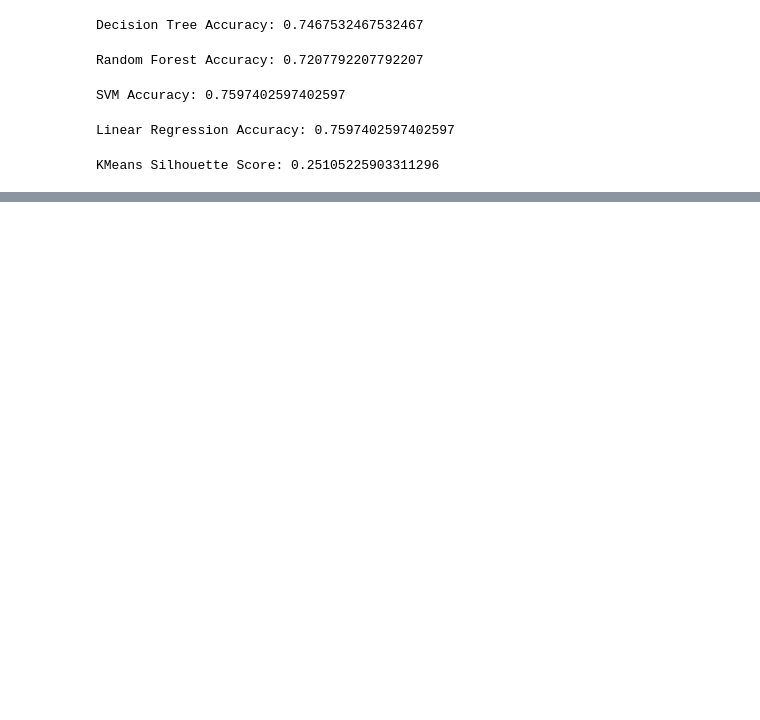
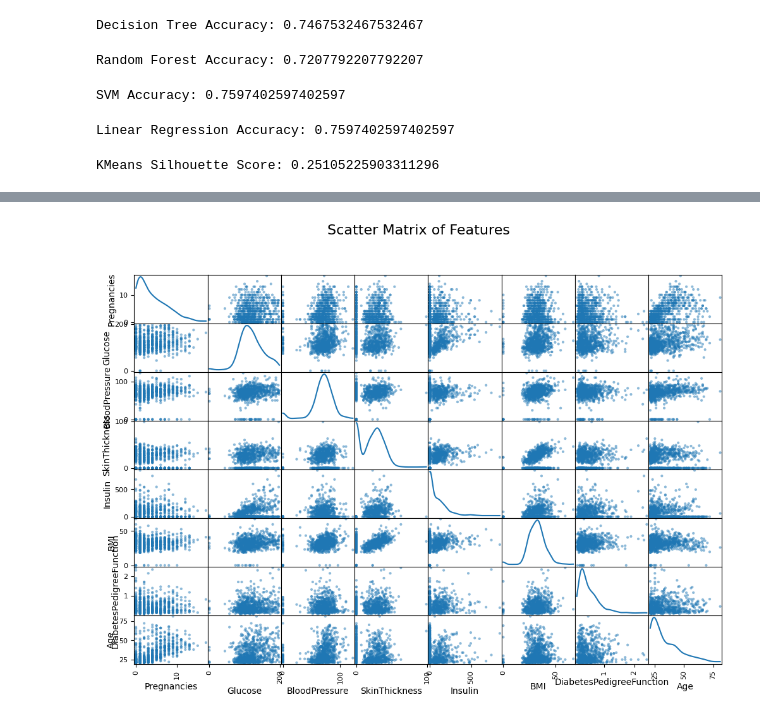
Before and after one commit to Himanshu420247/DiaScan, a Jupyter notebook: Diabetes.ipynb, the cells around one changed output, grey strips where cells are left out. Saved outputs shown, nothing was run; the diff lists cells and outputs as text; code cells hidden in the pictures; blank space fills up the shorter version.

```diff
--- a/Diabetes.ipynb
+++ b/Diabetes.ipynb
@@ -219,0 +259,9 @@ KMeans Silhouette Score: 0.25105225903311296
+# %%
+# Scatter matrix plot
+from pandas.plotting import scatter_matrix
+
+scatter_matrix(data[features], figsize=(12, 8), diagonal='kde')
+plt.suptitle("Scatter Matrix of Features", fontsize=16)
+plt.show()
+# %% [output]
+[figure, added]
```
Also changed, not shown: parts of 11 cells of this notebook.
